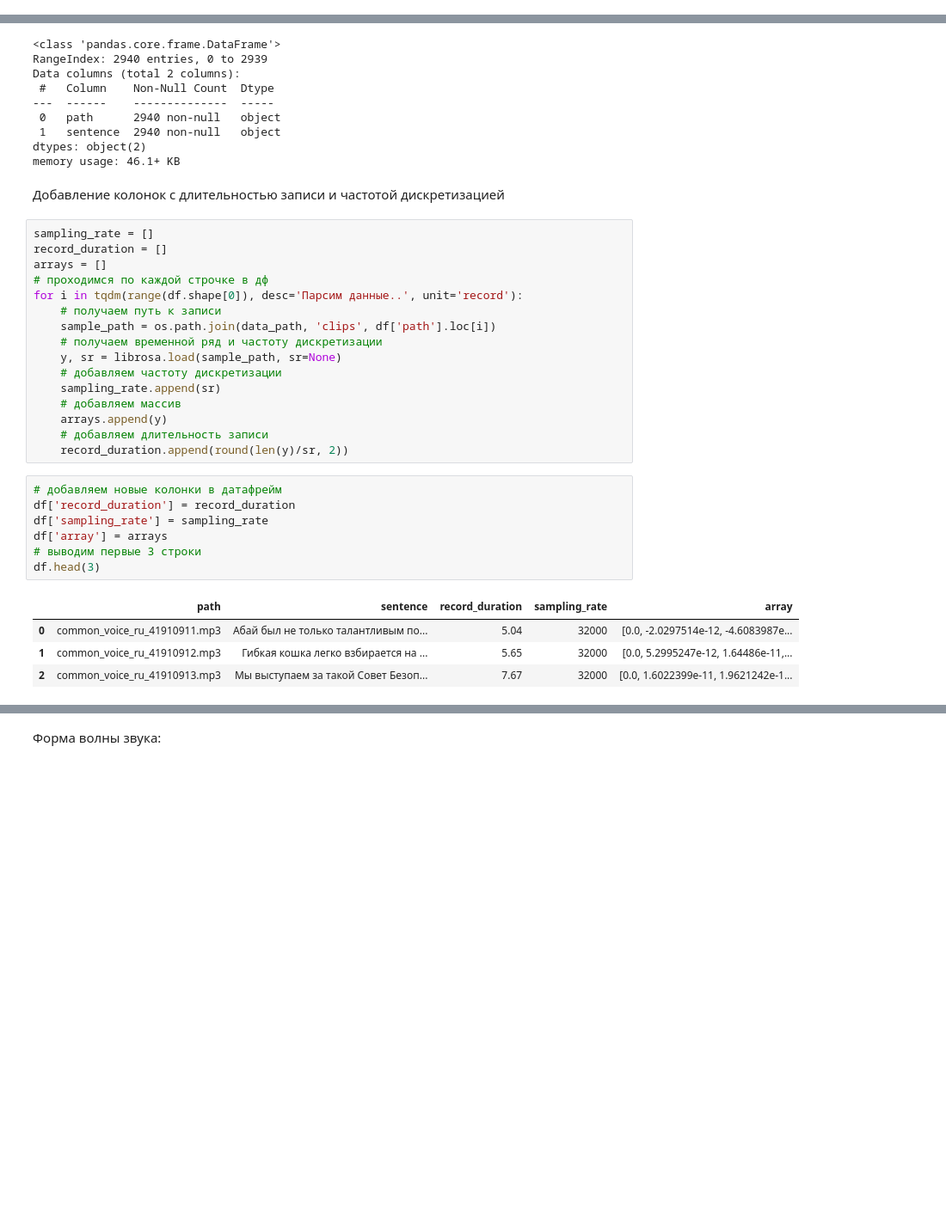
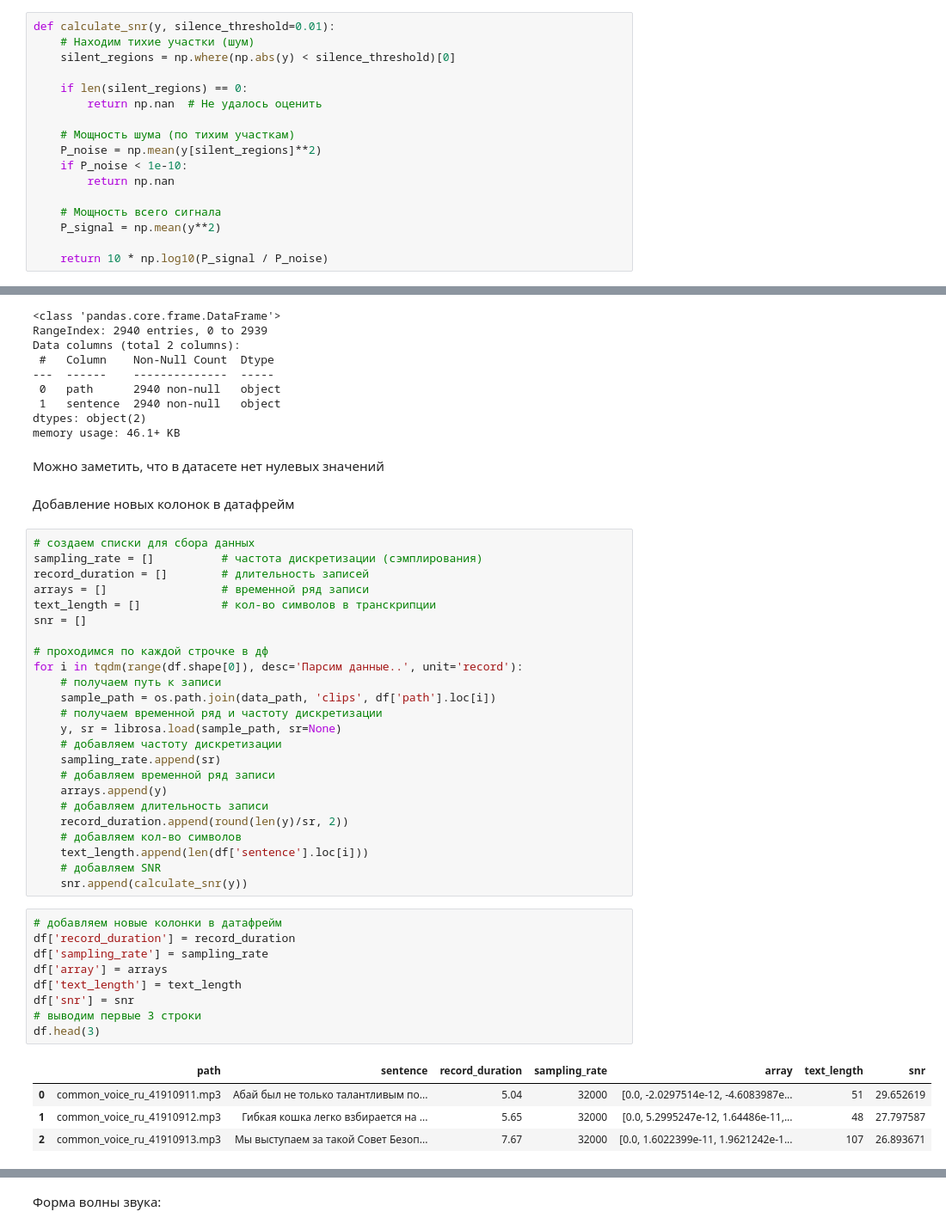
Before and after one commit to Rainfue/Speech-synthesis, a Jupyter notebook: Module1/Module1.ipynb, the cells around one changed output, grey strips where cells are left out. Shown at 86% size. Cells and saved outputs as stored; diff of their text form; blank space fills up the shorter version.

```diff
--- a/Module1/Module1.ipynb
+++ b/Module1/Module1.ipynb
@@ -34,0 +80,17 @@ from transformers import WhisperFeatureExtractor
+# %%
+def calculate_snr(y, silence_threshold=0.01):
+    # Находим тихие участки (шум)
+    silent_regions = np.where(np.abs(y) < silence_threshold)[0]
+
+    if len(silent_regions) == 0:
+        return np.nan  # Не удалось оценить
+
+    # Мощность шума (по тихим участкам)
+    P_noise = np.mean(y[silent_regions]**2)
+    if P_noise < 1e-10:
+        return np.nan
+
+    # Мощность всего сигнала
+    P_signal = np.mean(y**2)
+
+    return 10 * np.log10(P_signal / P_noise)
@@ -88,12 +143,18 @@ Data columns (total 2 columns):
  1   sentence  2940 non-null   object
 dtypes: object(2)
 memory usage: 46.1+ KB
-# %% [markdown]
-Добавление колонок с длительностью записи и частотой дискретизацией
+# %% [markdown]
+Можно заметить, что в датасете нет нулевых значений
+# %% [markdown]
+Добавление новых колонок в датафрейм
 # %%
-sampling_rate = []
-record_duration = []
-arrays = []
+# создаем списки для сбора данных
+sampling_rate = []          # частота дискретизации (сэмплирования)
+record_duration = []        # длительность записей
+arrays = []                 # временной ряд записи
+text_length = []            # кол-во символов в транскрипции
+snr = []
+
 # проходимся по каждой строчке в дф
 for i in tqdm(range(df.shape[0]), desc='Парсим данные..', unit='record'):
     # получаем путь к записи
@@ -102,19 +163,25 @@ for i in tqdm(range(df.shape[0]), desc='Парсим данные..', unit='reco
     y, sr = librosa.load(sample_path, sr=None)
     # добавляем частоту дискретизации
     sampling_rate.append(sr)
-    # добавляем массив
+    # добавляем временной ряд записи
     arrays.append(y)
     # добавляем длительность записи
     record_duration.append(round(len(y)/sr, 2))
+    # добавляем кол-во символов
+    text_length.append(len(df['sentence'].loc[i]))
+    # добавляем SNR
+    snr.append(calculate_snr(y))
 # %%
 # добавляем новые колонки в датафрейм
 df['record_duration'] = record_duration
 df['sampling_rate'] = sampling_rate
 df['array'] = arrays
+df['text_length'] = text_length
+df['snr'] = snr
 # выводим первые 3 строки
 df.head(3)
 # %% [output]
-|  | path | sentence | record_duration | sampling_rate | array |
-| 0 | common_voice_ru_41910911.mp3 | Абай был не только талантливым по... | 5.04 | 32000 | [0.0, -2.0297514e-12, -4.6083987e... |
-| 1 | common_voice_ru_41910912.mp3 | Гибкая кошка легко взбирается на ... | 5.65 | 32000 | [0.0, 5.2995247e-12, 1.64486e-11,... |
-| 2 | common_voice_ru_41910913.mp3 | Мы выступаем за такой Совет Безоп... | 7.67 | 32000 | [0.0, 1.6022399e-11, 1.9621242e-1... |
+|  | path | sentence | record_duration | sampling_rate | array | text_length | snr |
+| 0 | common_voice_ru_41910911.mp3 | Абай был не только талантливым по... | 5.04 | 32000 | [0.0, -2.0297514e-12, -4.6083987e... | 51 | 29.652619 |
+| 1 | common_voice_ru_41910912.mp3 | Гибкая кошка легко взбирается на ... | 5.65 | 32000 | [0.0, 5.2995247e-12, 1.64486e-11,... | 48 | 27.797587 |
+| 2 | common_voice_ru_41910913.mp3 | Мы выступаем за такой Совет Безоп... | 7.67 | 32000 | [0.0, 1.6022399e-11, 1.9621242e-1... | 107 | 26.893671 |
```
Also changed, not shown: parts of 48 cells of this notebook, 8 other files.
